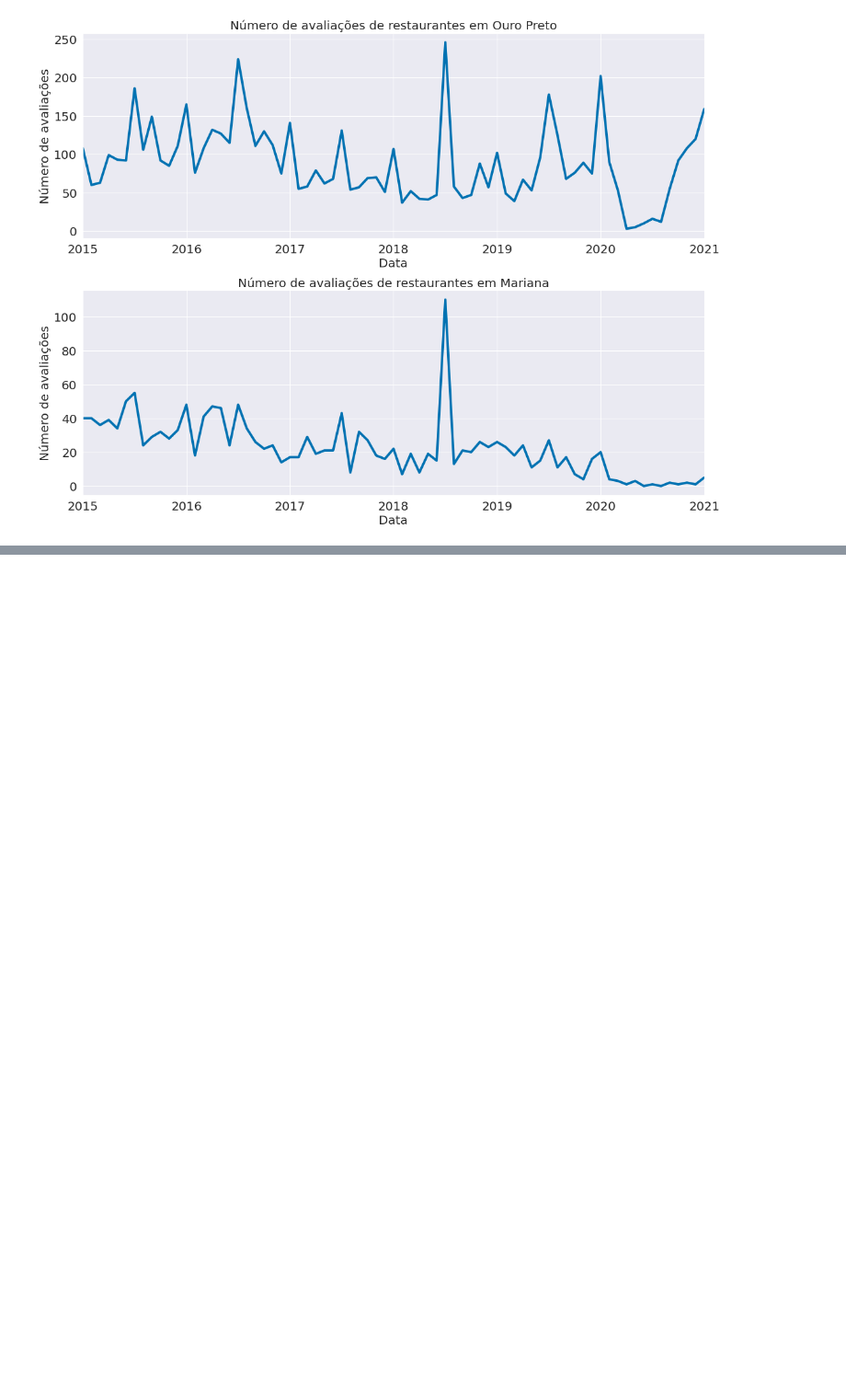
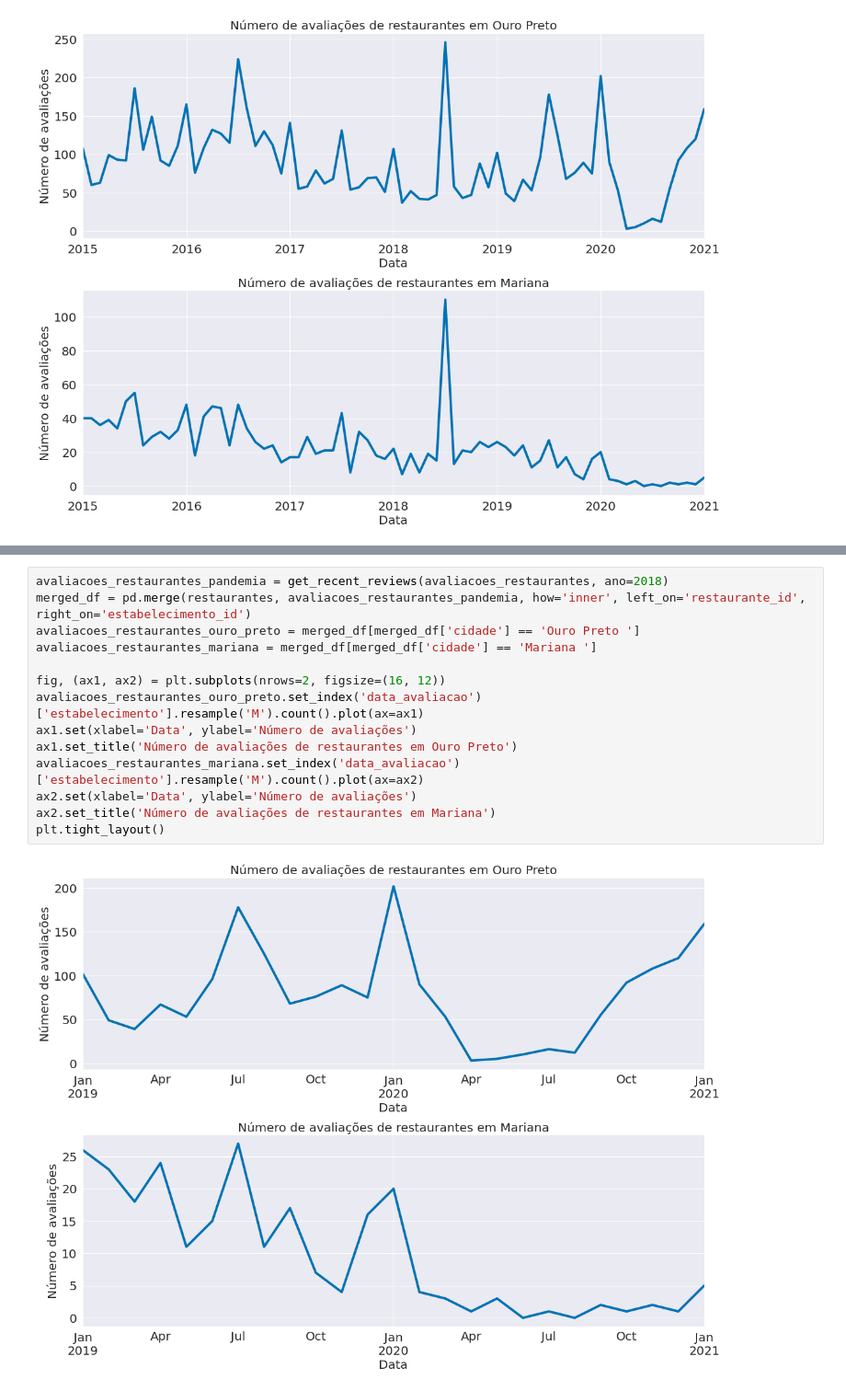
Before and after one commit to viengg/tripadvisor-scraper, a Jupyter notebook: analysis.ipynb, the cells around one changed output, grey strips where cells are left out. Shown at 92% size. Saved outputs shown, nothing was run; the diff lists cells and outputs as text; blank space fills up the shorter version.

```diff
--- a/analysis.ipynb
+++ b/analysis.ipynb
@@ -184,0 +213,16 @@ avaliacoes_restaurantes_ouro_preto.groupby([avaliacoes_restaurantes_ouro_preto['
+# %%
+avaliacoes_restaurantes_pandemia = get_recent_reviews(avaliacoes_restaurantes, ano=2018)
+merged_df = pd.merge(restaurantes, avaliacoes_restaurantes_pandemia, how='inner', left_on='restaurante_id', right_on='estabelecimento_id')
+avaliacoes_restaurantes_ouro_preto = merged_df[merged_df['cidade'] == 'Ouro Preto ']
+avaliacoes_restaurantes_mariana = merged_df[merged_df['cidade'] == 'Mariana ']
+
+fig, (ax1, ax2) = plt.subplots(nrows=2, figsize=(16, 12))
+avaliacoes_restaurantes_ouro_preto.set_index('data_avaliacao')['estabelecimento'].resample('M').count().plot(ax=ax1)
+ax1.set(xlabel='Data', ylabel='Número de avaliações')
+ax1.set_title('Número de avaliações de restaurantes em Ouro Preto')
+avaliacoes_restaurantes_mariana.set_index('data_avaliacao')['estabelecimento'].resample('M').count().plot(ax=ax2)
+ax2.set(xlabel='Data', ylabel='Número de avaliações')
+ax2.set_title('Número de avaliações de restaurantes em Mariana')
+plt.tight_layout()
+# %% [output]
+[figure, added]
```
Also changed, not shown: parts of 11 cells of this notebook.
